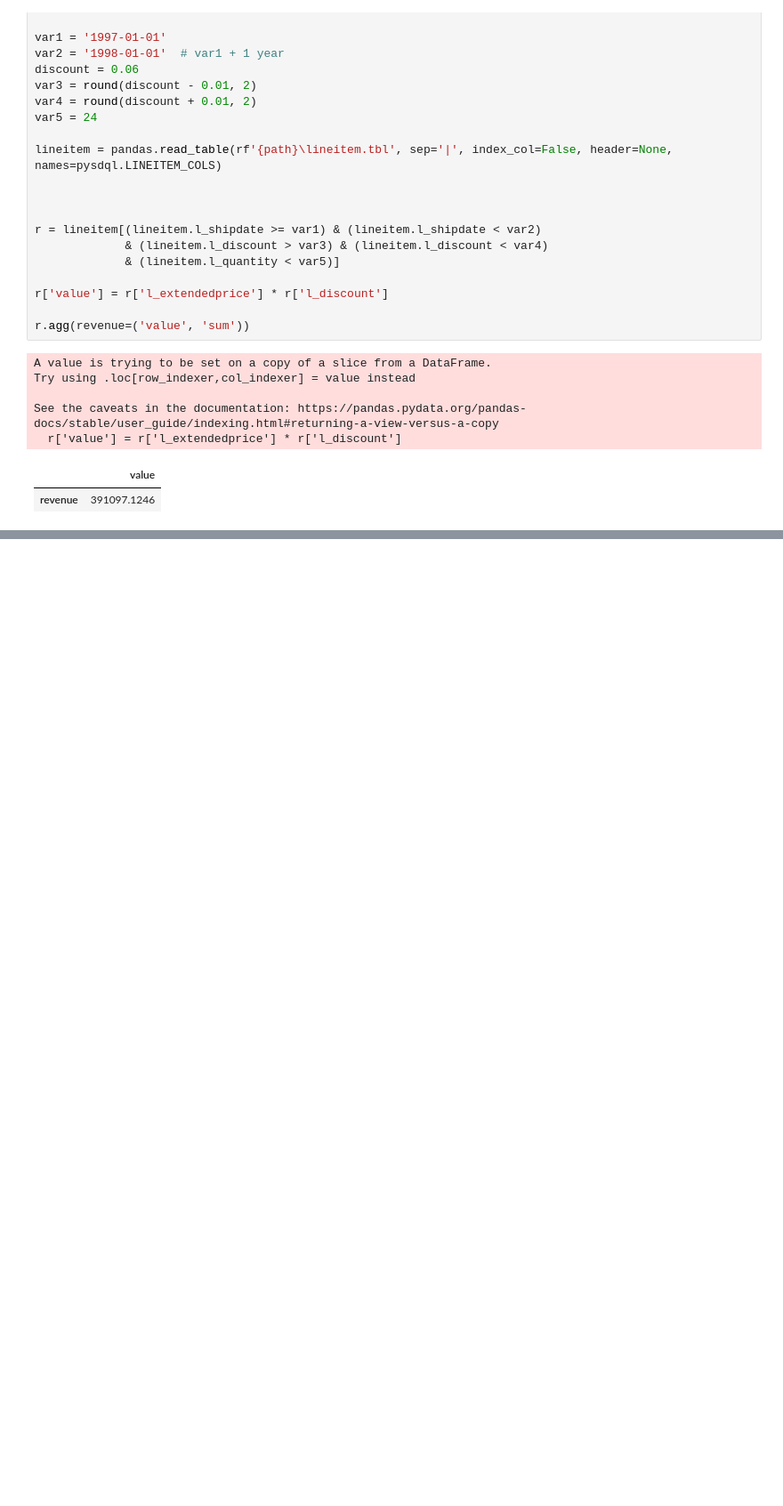
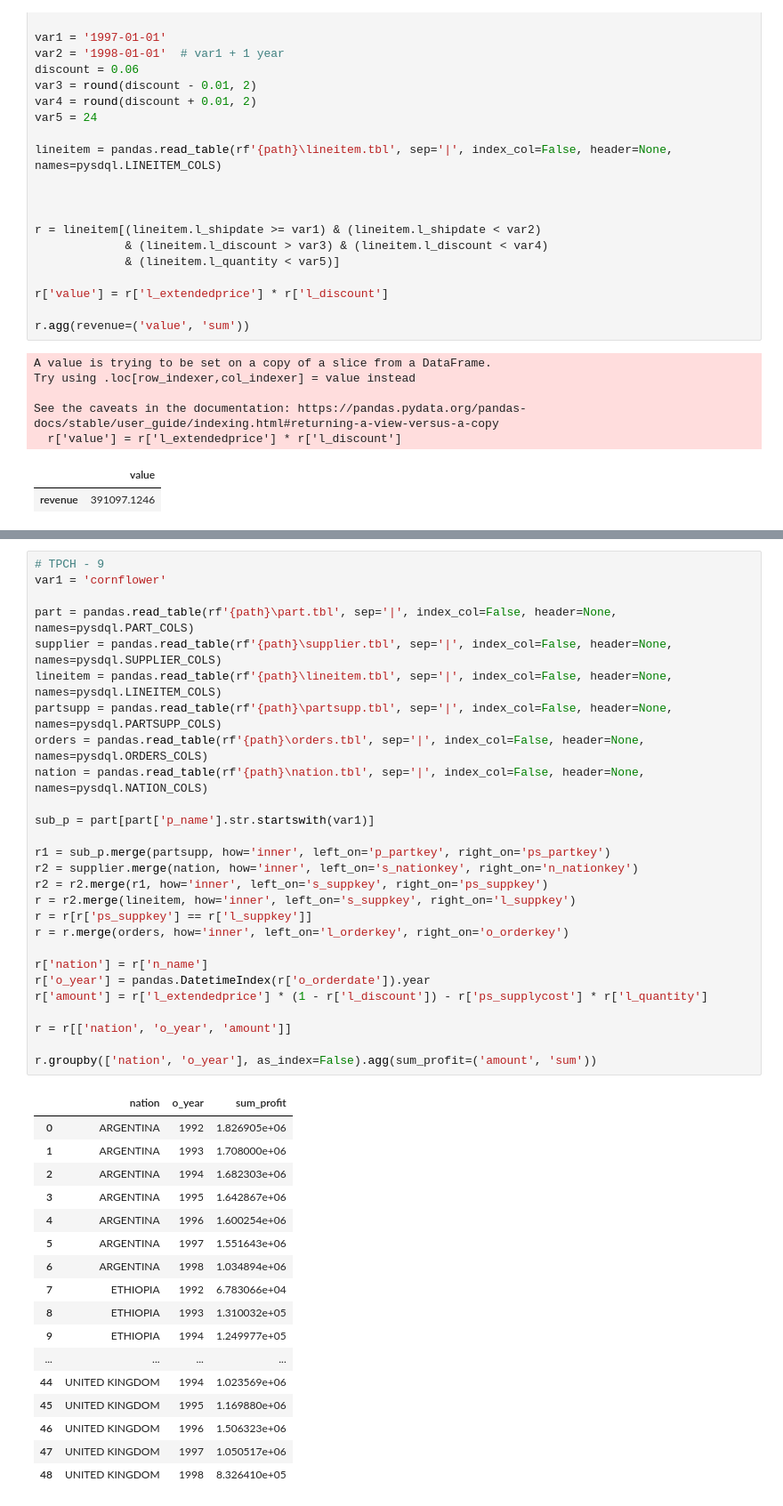
Before and after one commit to Unka-Malloc/pandas-sdql.py, a Jupyter notebook: pandas-query.ipynb, the cells around one changed output, grey strips where cells are left out. Shown: that part at 89% size. Saved outputs shown, nothing was run; the diff lists cells and outputs as text; blank space fills up the shorter version.

```diff
--- a/pandas-query.ipynb
+++ b/pandas-query.ipynb
@@ -145,0 +297,45 @@ See the caveats in the documentation: https://pandas.pydata.org/pandas-docs/stab
+# %%
+# TPCH - 9
+var1 = 'cornflower'
+
+part = pandas.read_table(rf'{path}\part.tbl', sep='|', index_col=False, header=None, names=pysdql.PART_COLS)
+supplier = pandas.read_table(rf'{path}\supplier.tbl', sep='|', index_col=False, header=None, names=pysdql.SUPPLIER_COLS)
+lineitem = pandas.read_table(rf'{path}\lineitem.tbl', sep='|', index_col=False, header=None, names=pysdql.LINEITEM_COLS)
+partsupp = pandas.read_table(rf'{path}\partsupp.tbl', sep='|', index_col=False, header=None, names=pysdql.PARTSUPP_COLS)
+orders = pandas.read_table(rf'{path}\orders.tbl', sep='|', index_col=False, header=None, names=pysdql.ORDERS_COLS)
+nation = pandas.read_table(rf'{path}\nation.tbl', sep='|', index_col=False, header=None, names=pysdql.NATION_COLS)
+
+sub_p = part[part['p_name'].str.startswith(var1)]
+
+r1 = sub_p.merge(partsupp, how='inner', left_on='p_partkey', right_on='ps_partkey')
+r2 = supplier.merge(nation, how='inner', left_on='s_nationkey', right_on='n_nationkey')
+r2 = r2.merge(r1, how='inner', left_on='s_suppkey', right_on='ps_suppkey')
+r = r2.merge(lineitem, how='inner', left_on='s_suppkey', right_on='l_suppkey')
+r = r[r['ps_suppkey'] == r['l_suppkey']]
+r = r.merge(orders, how='inner', left_on='l_orderkey', right_on='o_orderkey')
+
+r['nation'] = r['n_name']
+r['o_year'] = pandas.DatetimeIndex(r['o_orderdate']).year
+r['amount'] = r['l_extendedprice'] * (1 - r['l_discount']) - r['ps_supplycost'] * r['l_quantity']
+
+r = r[['nation', 'o_year', 'amount']]
+
+r.groupby(['nation', 'o_year'], as_index=False).agg(sum_profit=('amount', 'sum'))
+# %% [output]
+|  | nation | o_year | sum_profit |
+| 0 | ARGENTINA | 1992 | 1.826905e+06 |
+| 1 | ARGENTINA | 1993 | 1.708000e+06 |
+| 2 | ARGENTINA | 1994 | 1.682303e+06 |
+| 3 | ARGENTINA | 1995 | 1.642867e+06 |
+| 4 | ARGENTINA | 1996 | 1.600254e+06 |
+| 5 | ARGENTINA | 1997 | 1.551643e+06 |
+| 6 | ARGENTINA | 1998 | 1.034894e+06 |
+| 7 | ETHIOPIA | 1992 | 6.783066e+04 |
+| 8 | ETHIOPIA | 1993 | 1.310032e+05 |
+| 9 | ETHIOPIA | 1994 | 1.249977e+05 |
+| ... | ... | ... | ... |
+| 44 | UNITED KINGDOM | 1994 | 1.023569e+06 |
+| 45 | UNITED KINGDOM | 1995 | 1.169880e+06 |
+| 46 | UNITED KINGDOM | 1996 | 1.506323e+06 |
+| 47 | UNITED KINGDOM | 1997 | 1.050517e+06 |
+| 48 | UNITED KINGDOM | 1998 | 8.326410e+05 |
```
Also changed, not shown: parts of 10 cells of this notebook, 33 other files.
